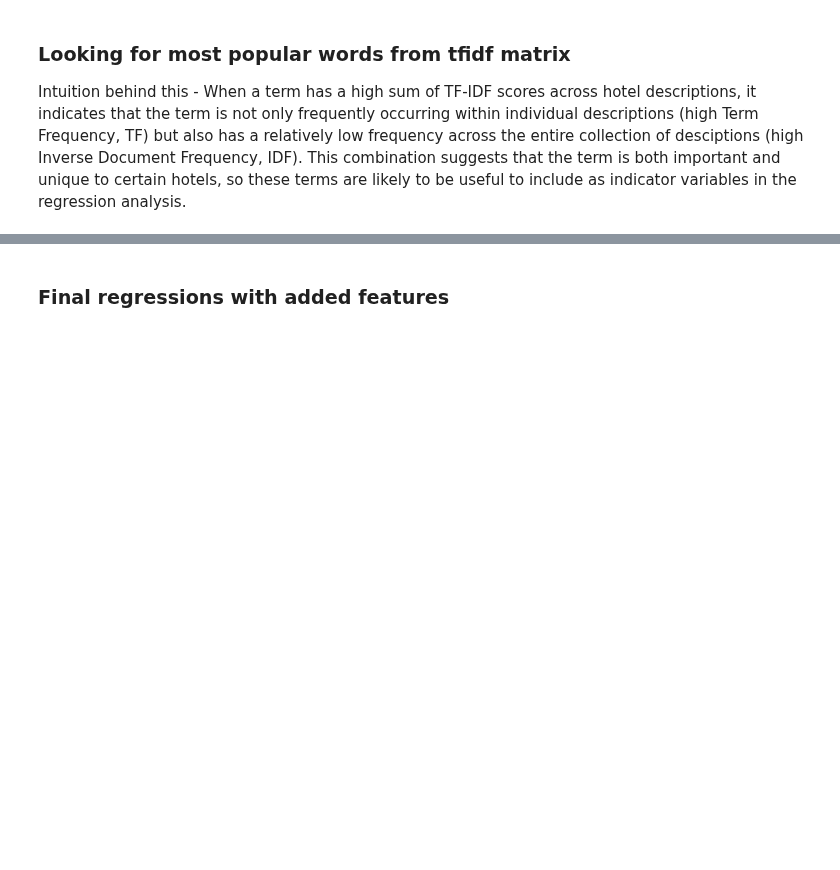
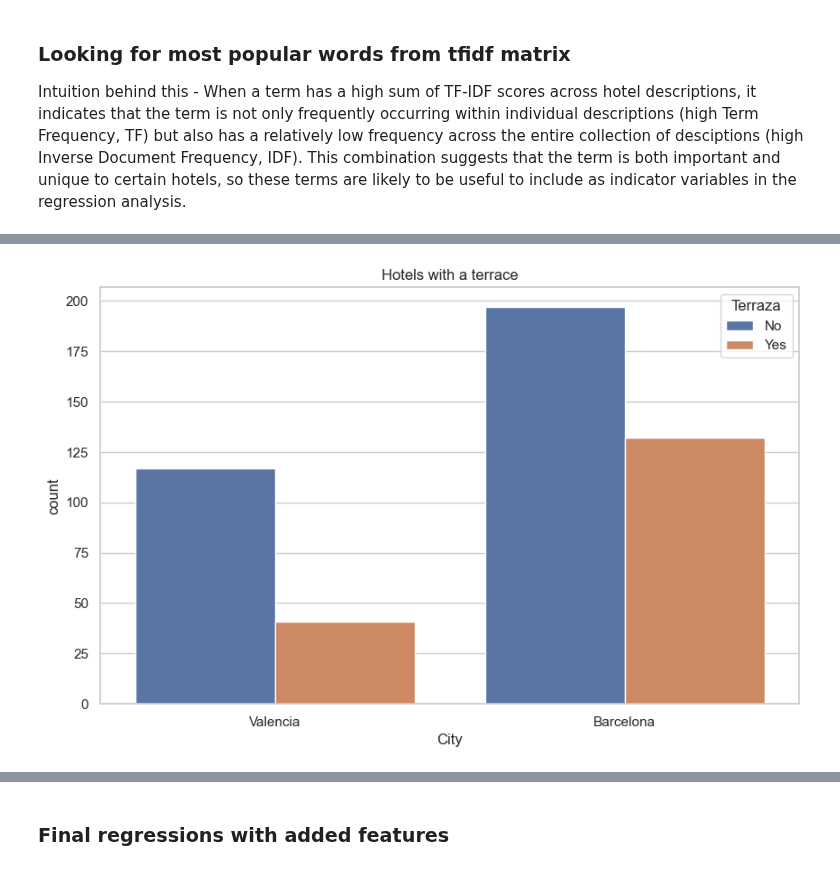
Before and after one commit to mgallon235/Bookings, a Jupyter notebook: final_draft/data_and_regressions/Regressions_Mobile.ipynb, the cells around one changed output, grey strips where cells are left out. Cells and saved outputs as stored; diff of their text form; code cells hidden in the pictures; blank space fills up the shorter version.

```diff
--- a/final_draft/data_and_regressions/Regressions_Mobile.ipynb
+++ b/final_draft/data_and_regressions/Regressions_Mobile.ipynb
@@ -573,3 +621,0 @@ Based on the list of words, we will include indicator variables for "terraza" an
-# %%
-df['sentiment'] = df['Descriptions'].apply(lambda x: TextBlob(x).sentiment.polarity)
-df
@@ -575,0 +624,7 @@ df
+# %%
+# Technological amenities dummy
+df['tech_amenities'] = df['processed_text'].apply(lambda x: 1 if any(word in x for word in ['ofrec wifi', 'satélit']) else 0)
+# %%
+# Creating dummy variables for "terraza" and "piscina"
+df['piscina'] = df['processed_text'].apply(lambda x: 1 if 'piscina' in x else 0)
+df['terraza'] = df['processed_text'].apply(lambda x: 1 if 'terraza' in x else 0)
@@ -575,0 +652,13 @@ df
+# %%
+# Plot for terraza
+
+df['Terraza'] = df['terraza'].map({0: 'No', 1: 'Yes'})
+
+plt.figure(figsize=(10, 6))
+sns.countplot(x='barcelona', hue='Terraza', data=df, hue_order=['No', 'Yes'])
+plt.title('Hotels with a terrace')
+plt.xlabel('City')
+plt.xticks([0, 1], ['Valencia', 'Barcelona'])
+plt.show()
+# %% [output]
+[figure, added]
```
Also changed, not shown: parts of 16 cells of this notebook.
